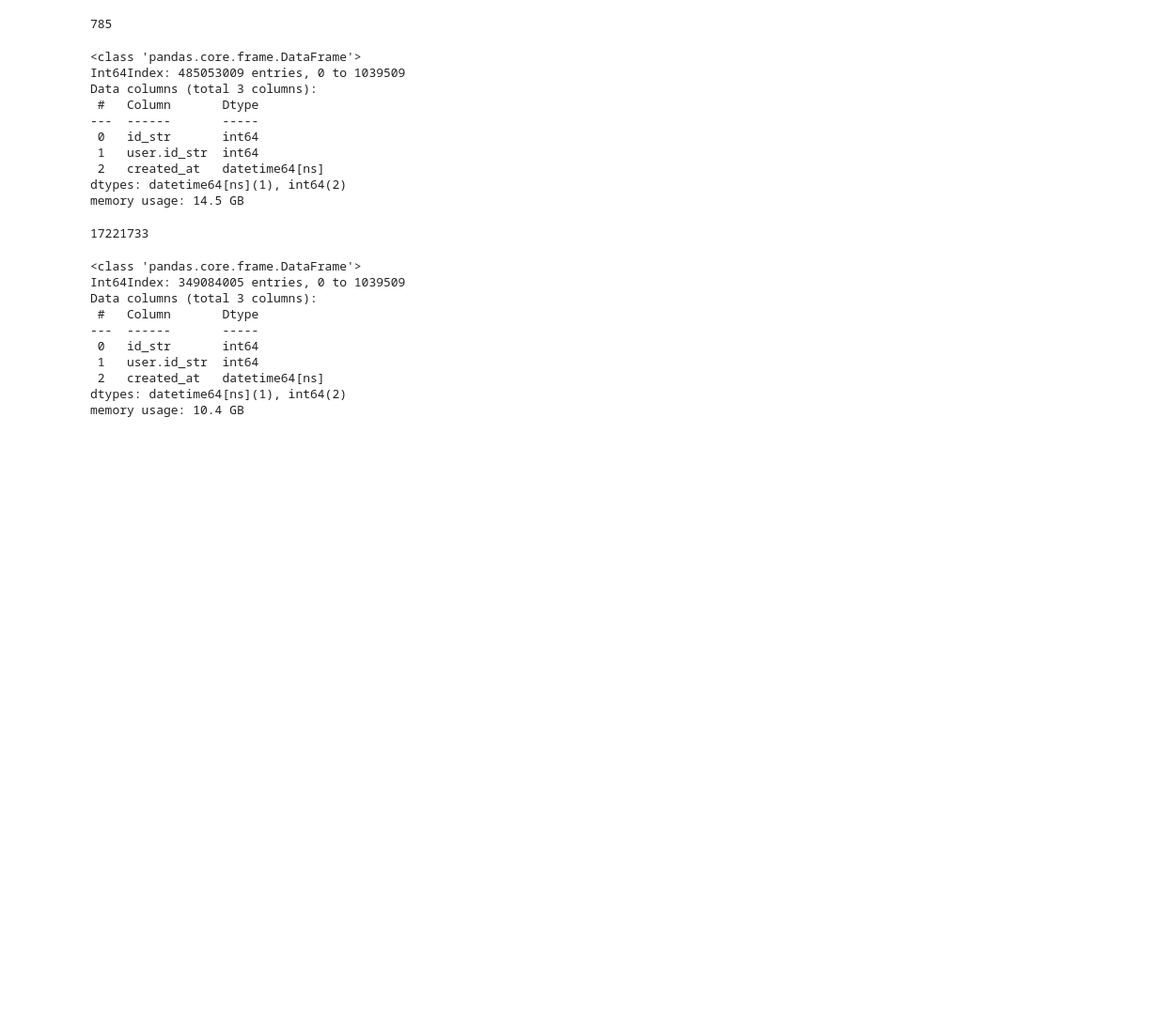
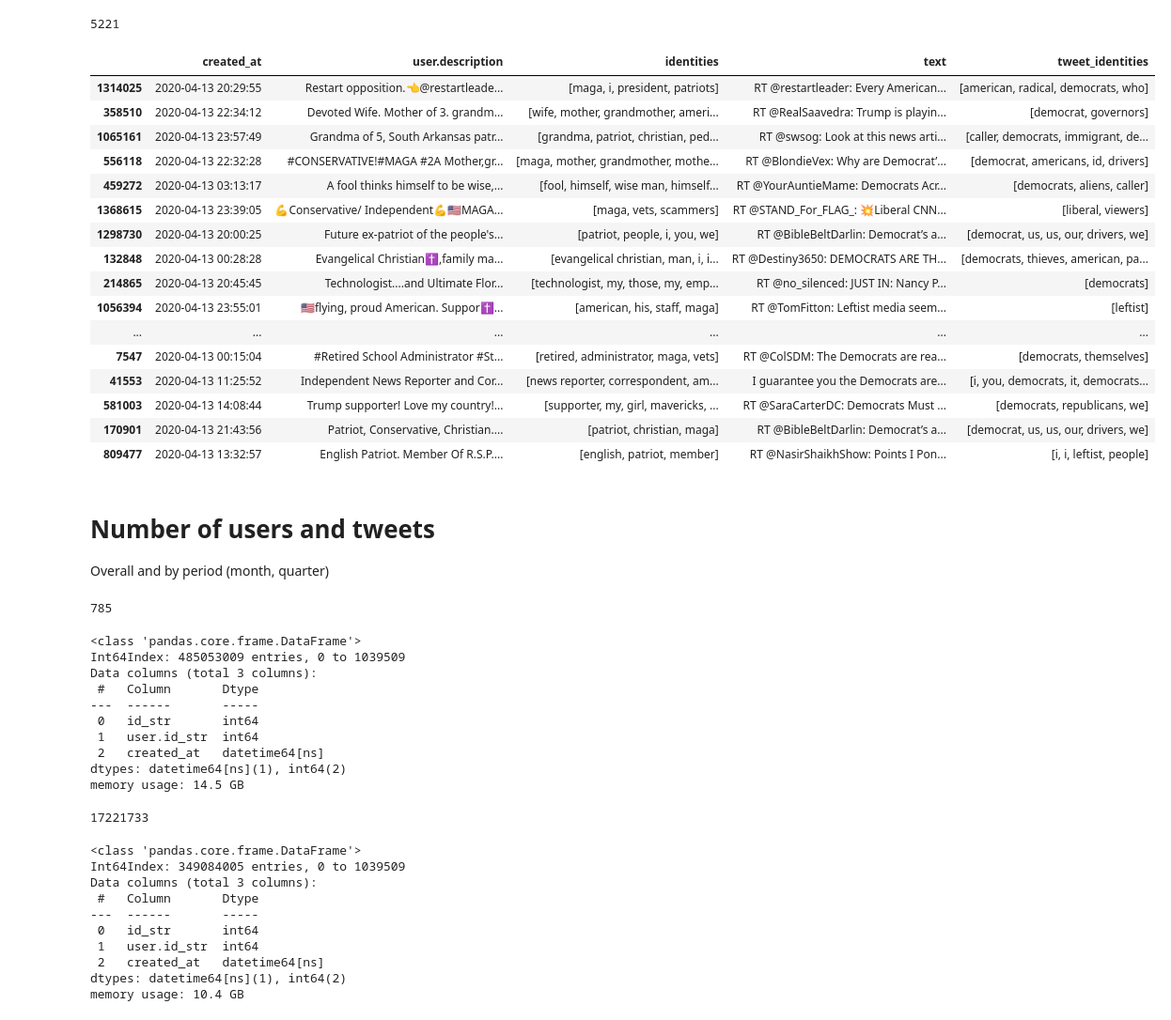
Before and after one commit to michaelmilleryoder/covid_identities, a Jupyter notebook: jupyter/data_stats_examples.ipynb, the cells around one changed output. Shown at 94% size. Drawn from its saved outputs; the diff is of its cells as text; code cells hidden in the pictures; blank space fills up the shorter version.

```diff
--- a/jupyter/data_stats_examples.ipynb
+++ b/jupyter/data_stats_examples.ipynb
@@ -3,0 +5,7 @@ Overall and by period (month, quarter)
+# %%
+# Load tweets, bios, extracted identities
+import pandas as pd
+
+fpath = '../output/tweets_bios_identities/virus_v3_2020_4_13.jsonl'
+data = pd.read_json(fpath, lines=True)
+data.info()
@@ -3,0 +31,33 @@ Overall and by period (month, quarter)
+# %%
+# Q2 right-left
+right = ['maga', 'patriot', 'patriots', 'republican', 'republicans', 'conservative', 'conservatives']
+left = ['liberal', 'liberals', 'democrat', 'democrats', 'socialist', 'socialists', 'leftist', 'leftists']
+
+selected = data[(data.identities.map(lambda identities: any([identity in right for identity in identities]))) &
+                (data.tweet_identities.map(lambda identities: any([identity in left for identity in identities])))]
+len(selected)
+# %% [output]
+5221
+# %%
+pd.set_option('display.max_rows', None)
+pd.set_option('display.max_colwidth', None)
+samp = selected.sample(50)[['created_at', 'user.description', 'identities', 'text', 'tweet_identities']]
+samp
+# %% [output]
+|  | created_at | user.description | identities | text | tweet_identities |
+| 1314025 | 2020-04-13 20:29:55 | Restart opposition.👈@restartleade... | [maga, i, president, patriots] | RT @restartleader: Every American... | [american, radical, democrats, who] |
+| 358510 | 2020-04-13 22:34:12 | Devoted Wife. Mother of 3. grandm... | [wife, mother, grandmother, ameri... | RT @RealSaavedra: Trump is playin... | [democrat, governors] |
+| 1065161 | 2020-04-13 23:57:49 | Grandma of 5, South Arkansas patr... | [grandma, patriot, christian, ped... | RT @swsog: Look at this news arti... | [caller, democrats, immigrant, de... |
+| 556118 | 2020-04-13 22:32:28 | #CONSERVATIVE!#MAGA #2A Mother,gr... | [maga, mother, grandmother, mothe... | RT @BlondieVex: Why are Democrat’... | [democrat, americans, id, drivers] |
+| 459272 | 2020-04-13 03:13:17 | A fool thinks himself to be wise,... | [fool, himself, wise man, himself... | RT @YourAuntieMame: Democrats Acr... | [democrats, aliens, caller] |
+| 1368615 | 2020-04-13 23:39:05 | 💪Conservative/ Independent💪🇺🇲MAGA... | [maga, vets, scammers] | RT @STAND_For_FLAG_: 💥Liberal CNN... | [liberal, viewers] |
+| 1298730 | 2020-04-13 20:00:25 | Future ex-patriot of the people's... | [patriot, people, i, you, we] | RT @BibleBeltDarlin: Democrat’s a... | [democrat, us, us, our, drivers, we] |
+| 132848 | 2020-04-13 00:28:28 | Evangelical Christian✝️,family ma... | [evangelical christian, man, i, i... | RT @Destiny3650: DEMOCRATS ARE TH... | [democrats, thieves, american, pa... |
+| 214865 | 2020-04-13 20:45:45 | Technologist....and Ultimate Flor... | [technologist, my, those, my, emp... | RT @no_silenced: JUST IN: Nancy P... | [democrats] |
+| 1056394 | 2020-04-13 23:55:01 | 🇺🇸flying, proud American. Suppor✝... | [american, his, staff, maga] | RT @TomFitton: Leftist media seem... | [leftist] |
+| ... | ... | ... | ... | ... | ... |
+| 7547 | 2020-04-13 00:15:04 | #Retired School Administrator #St... | [retired, administrator, maga, vets] | RT @ColSDM: The Democrats are rea... | [democrats, themselves] |
+| 41553 | 2020-04-13 11:25:52 | Independent News Reporter and Cor... | [news reporter, correspondent, am... | I guarantee you the Democrats are... | [i, you, democrats, it, democrats... |
+| 581003 | 2020-04-13 14:08:44 | Trump supporter! Love my country!... | [supporter, my, girl, mavericks, ... | RT @SaraCarterDC: Democrats Must ... | [democrats, republicans, we] |
+| 170901 | 2020-04-13 21:43:56 | Patriot, Conservative, Christian.... | [patriot, christian, maga] | RT @BibleBeltDarlin: Democrat’s a... | [democrat, us, us, our, drivers, we] |
+| 809477 | 2020-04-13 13:32:57 | English Patriot. Member Of R.S.P.... | [english, patriot, member] | RT @NasirShaikhShow: Points I Pon... | [i, i, leftist, people] |
@@ -4,3 +66,6 @@ Overall and by period (month, quarter)
+# %% [markdown]
+# Number of users and tweets
+Overall and by period (month, quarter)
 # %%
 # Takes ~16 min
 import os
```
Also changed, not shown: parts of 4 cells of this notebook.
